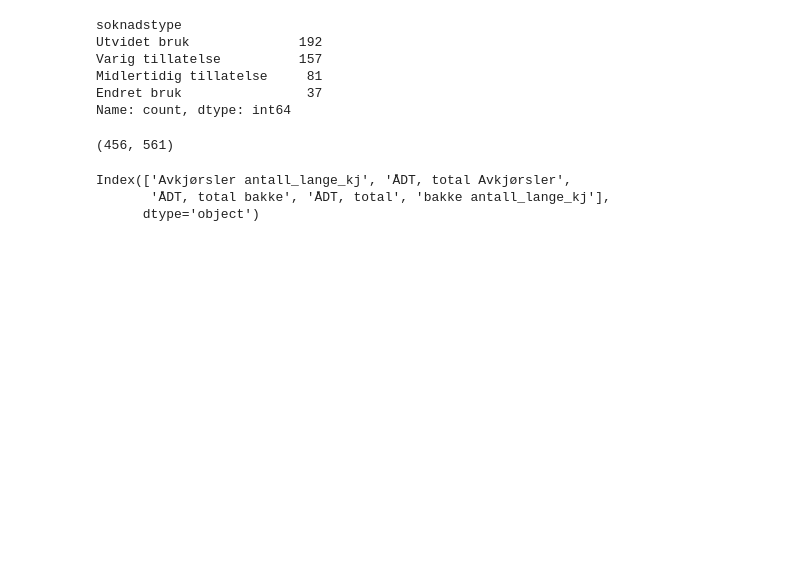
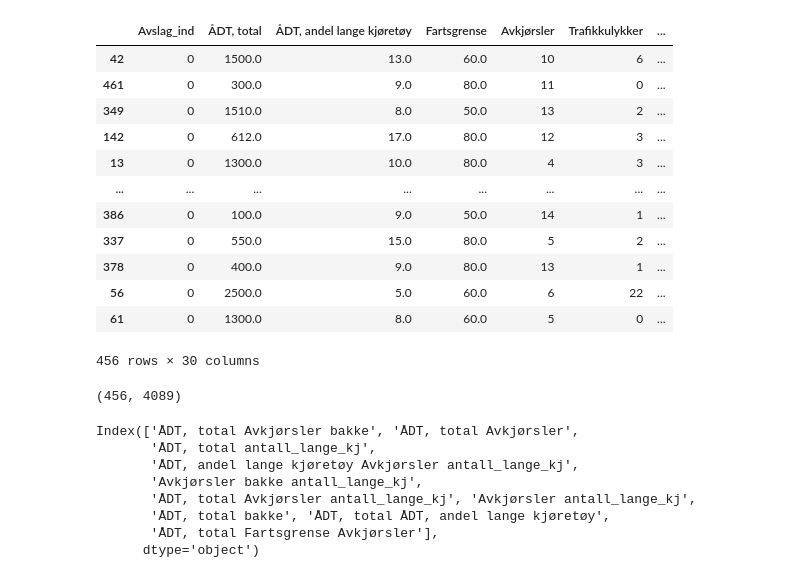
Before and after one commit to sormann/trfkaipoc, a Jupyter notebook: notebooks/simple_good.ipynb, the cells around one changed output. Cells and saved outputs as stored; diff of their text form; code cells hidden in the pictures; blank space fills up the shorter version.

```diff
--- a/notebooks/simple_good.ipynb
+++ b/notebooks/simple_good.ipynb
@@ -35,8 +36,8 @@ features = [
     "Trafikkulykker",
     "EGS.BRUKSOMRÅDE.1256",
     "Kurvatur, horisontal",
-    "Kurvatur, stigning",
-    "soknadstype",
+    "Kurvatur, stigning"
+    #"soknadstype",
 ]
 # %%
 df=df[features]
@@ -55,12 +48,5 @@ df = df[df["soknadstype"] != "Avslag"]
 # %%
-df["soknadstype"].value_counts()
+#df["soknadstype"].value_counts()
-# %% [output]
-soknadstype
-Utvidet bruk              192
-Varig tillatelse          157
-Midlertidig tillatelse     81
-Endret bruk                37
-Name: count, dtype: int64
 # %%
 # Encode categorical features
 df_encoded = pd.get_dummies(df[features])
@@ -76,12 +62,28 @@ df_encoded=df_encoded.sample(frac=1)
 # %%
 y = df_encoded['Avslag_ind']        # target
 X = df_encoded.drop(columns=['Avslag_ind'])  # all other columns
+# %%
+df_encoded
+# %% [output]
+|  | Avslag_ind | ÅDT, total | ÅDT, andel lange kjøretøy | Fartsgrense | Avkjørsler | Trafikkulykker | ... |
+| 42 | 0 | 1500.0 | 13.0 | 60.0 | 10 | 6 | ... |
+| 461 | 0 | 300.0 | 9.0 | 80.0 | 11 | 0 | ... |
+| 349 | 0 | 1510.0 | 8.0 | 50.0 | 13 | 2 | ... |
+| 142 | 0 | 612.0 | 17.0 | 80.0 | 12 | 3 | ... |
+| 13 | 0 | 1300.0 | 10.0 | 80.0 | 4 | 3 | ... |
+| ... | ... | ... | ... | ... | ... | ... | ... |
+| 386 | 0 | 100.0 | 9.0 | 50.0 | 14 | 1 | ... |
+| 337 | 0 | 550.0 | 15.0 | 80.0 | 5 | 2 | ... |
+| 378 | 0 | 400.0 | 9.0 | 80.0 | 13 | 1 | ... |
+| 56 | 0 | 2500.0 | 5.0 | 60.0 | 6 | 22 | ... |
+| 61 | 0 | 1300.0 | 8.0 | 60.0 | 5 | 0 | ... |
+456 rows × 30 columns
 # %%
-poly = PolynomialFeatures(2, include_bias=False, interaction_only=True)
+poly = PolynomialFeatures(3, include_bias=False, interaction_only=True)
 X = pd.DataFrame(poly.fit_transform(X),columns=poly.get_feature_names_out(X.columns))
 X.shape
 # %% [output]
-(456, 561)
+(456, 4089)
 # %%
 model = BalancedRandomForestClassifier(
     sampling_strategy=0.5,
@@ -95,12 +97,17 @@ model.fit(X, y)
 importances = pd.Series(model.feature_importances_, index=X.columns)
 importances_sorted = importances.sort_values(ascending=False)
 # Select top 10 features
-top_features = importances_sorted.index[:5]
+top_features = importances_sorted.index[:10]
 X = X[top_features]
 print(top_features)
 # %% [output]
-Index(['Avkjørsler antall_lange_kj', 'ÅDT, total Avkjørsler',
-       'ÅDT, total bakke', 'ÅDT, total', 'bakke antall_lange_kj'],
+Index(['ÅDT, total Avkjørsler bakke', 'ÅDT, total Avkjørsler',
+       'ÅDT, total antall_lange_kj',
+       'ÅDT, andel lange kjøretøy Avkjørsler antall_lange_kj',
+       'Avkjørsler bakke antall_lange_kj',
+       'ÅDT, total Avkjørsler antall_lange_kj', 'Avkjørsler antall_lange_kj',
+       'ÅDT, total bakke', 'ÅDT, total ÅDT, andel lange kjøretøy',
+       'ÅDT, total Fartsgrense Avkjørsler'],
       dtype='object')
 # %%
 #Index(['ÅDT, total Avkjørsel, holdningsklasse_Streng EGS.BRUKSOMRÅDE.1256_Bolig bakke',
```
Also changed, not shown: parts of 13 cells of this notebook, 4 other files.
